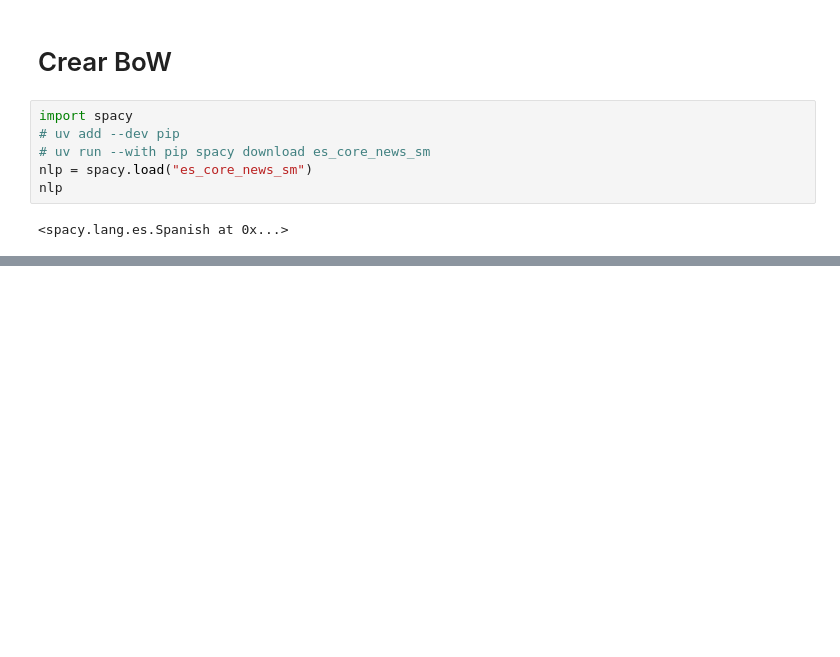
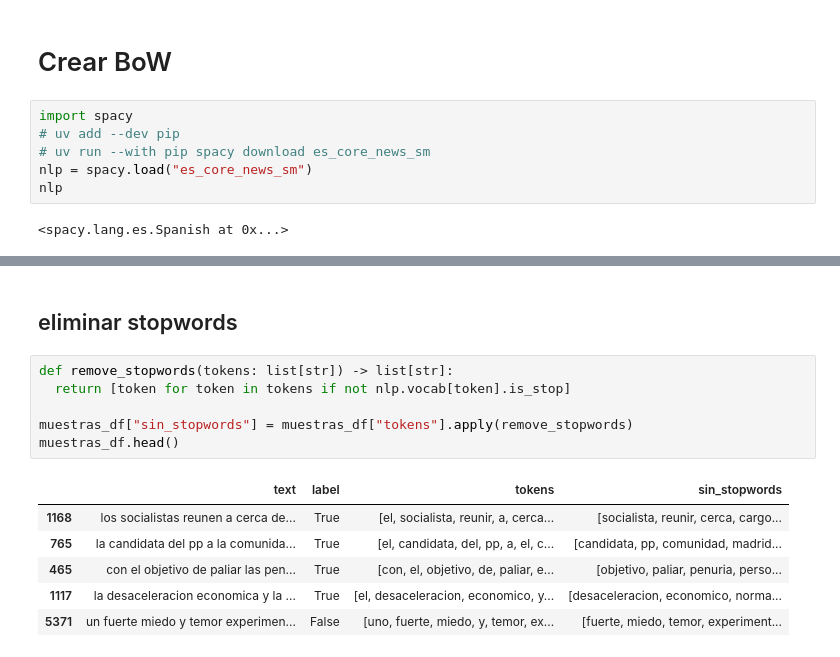
Before and after one commit to AlejandroFeriaGonzalez/SilkNews, a Jupyter notebook: src/notebooks/extraccion_caracteristicas.ipynb, the cells around one changed output, grey strips where cells are left out. Drawn from its saved outputs; the diff is of its cells as text; blank space fills up the shorter version.

```diff
--- a/src/notebooks/extraccion_caracteristicas.ipynb
+++ b/src/notebooks/extraccion_caracteristicas.ipynb
@@ -33,0 +53,15 @@ vectorizer = CountVectorizer()
+# %% [markdown]
+## eliminar stopwords
+# %%
+def remove_stopwords(tokens: list[str]) -> list[str]:
+  return [token for token in tokens if not nlp.vocab[token].is_stop]
+
+muestras_df["sin_stopwords"] = muestras_df["tokens"].apply(remove_stopwords)
+muestras_df.head()
+# %% [output]
+|  | text | label | tokens | sin_stopwords |
+| 1168 | los socialistas reunen a cerca de... | True | [el, socialista, reunir, a, cerca... | [socialista, reunir, cerca, cargo... |
+| 765 | la candidata del pp a la comunida... | True | [el, candidata, del, pp, a, el, c... | [candidata, pp, comunidad, madrid... |
+| 465 | con el objetivo de paliar las pen... | True | [con, el, objetivo, de, paliar, e... | [objetivo, paliar, penuria, perso... |
+| 1117 | la desaceleracion economica y la ... | True | [el, desaceleracion, economico, y... | [desaceleracion, economico, norma... |
+| 5371 | un fuerte miedo y temor experimen... | False | [uno, fuerte, miedo, y, temor, ex... | [fuerte, miedo, temor, experiment... |
```
Also changed, not shown: parts of 9 cells of this notebook.
